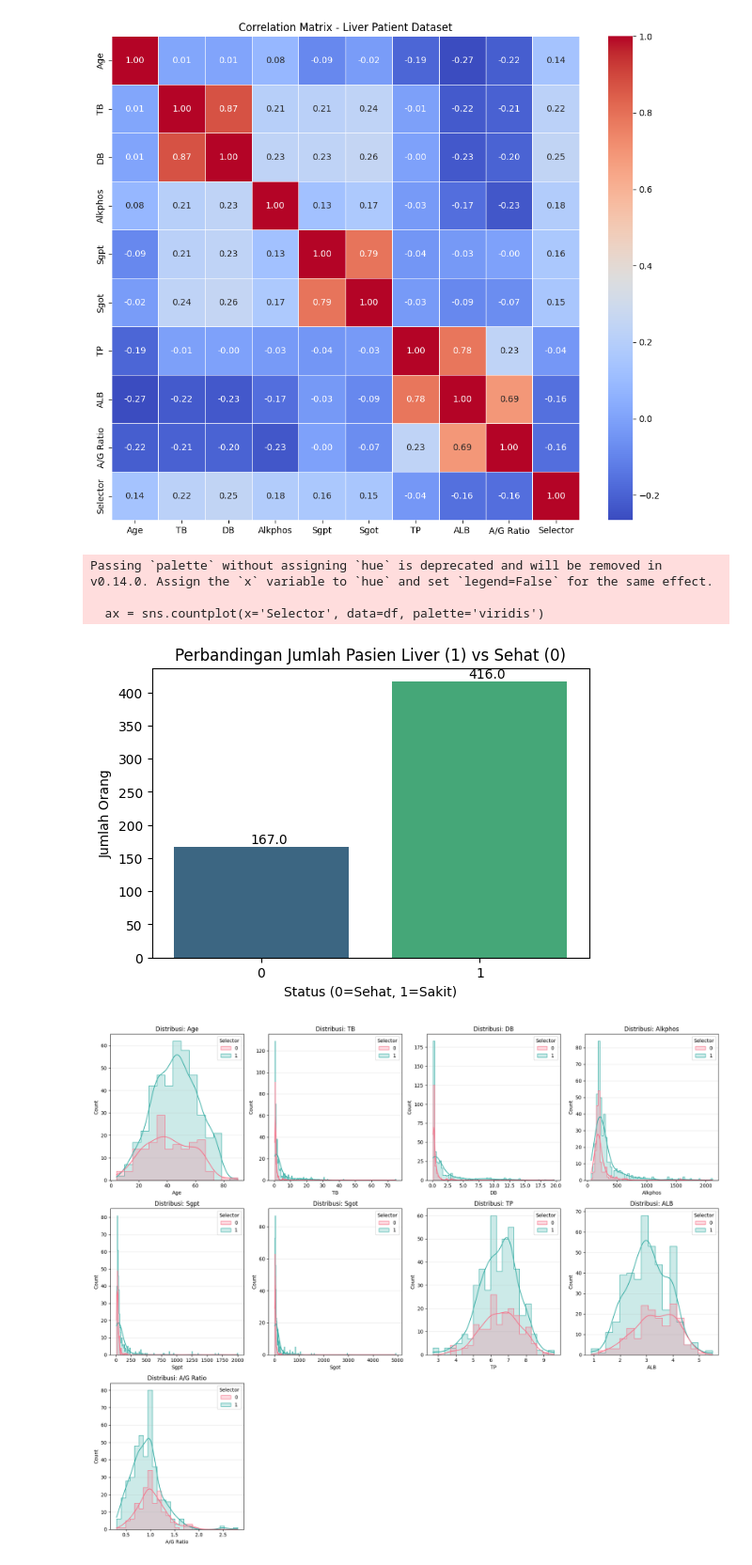
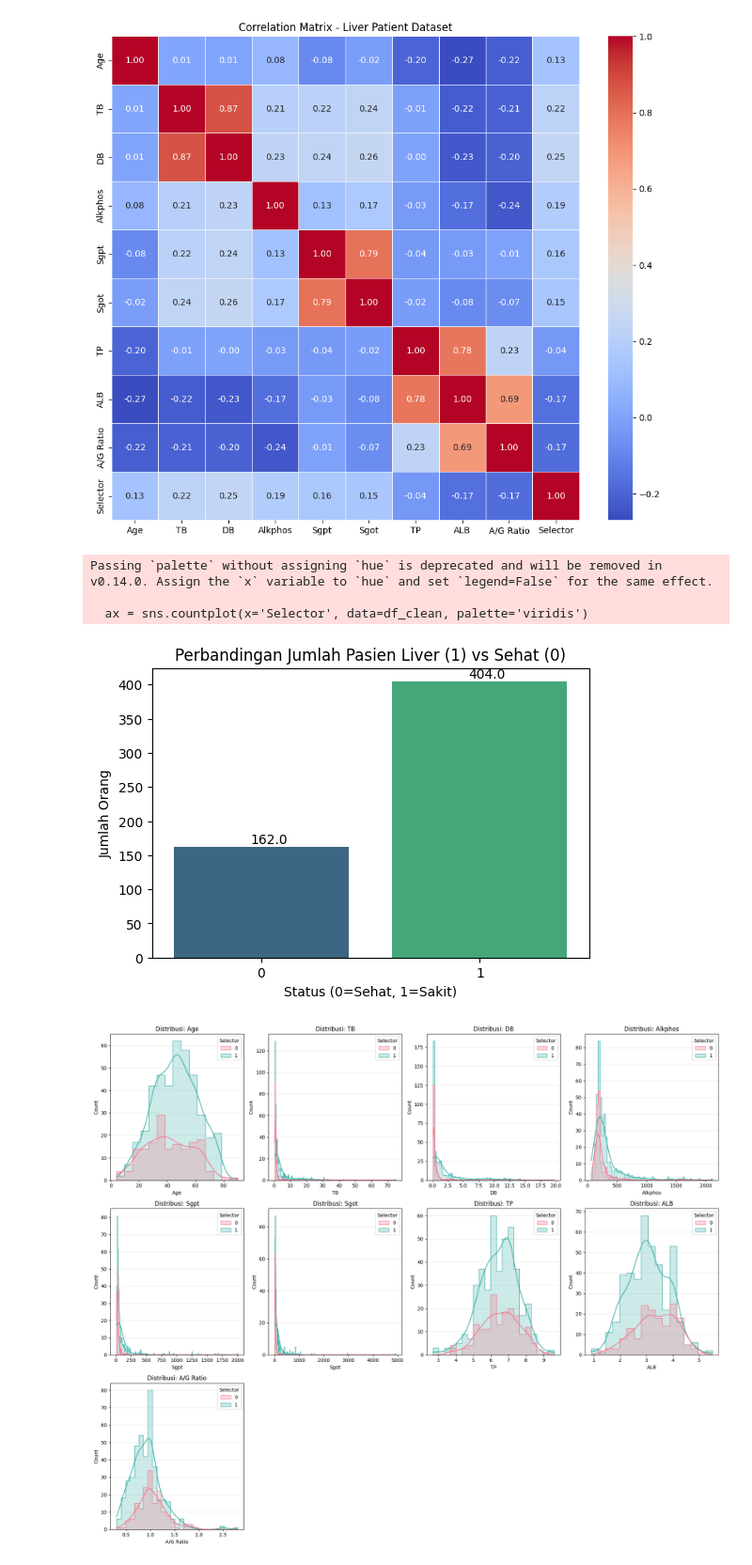
Before and after one commit to farizarvin/liver-disease-analysis, a Jupyter notebook: construct_data.ipynb, the cells around one changed output. Shown: that part at 94% size. Drawn from its saved outputs; the diff is of its cells as text; code cells hidden in the pictures.

Commit message:
add clear dataset and change model.ipynb to construct_data.ipynb

```diff
--- a/model.ipynb
+++ b/construct_data.ipynb
@@ -184,22 +184,22 @@ plt.show()
 # %%
 plt.figure(figsize=(6, 4))
 # Menggunakan 'Selector' (0=Sehat, 1=Sakit)
-ax = sns.countplot(x='Selector', data=df, palette='viridis')
+ax = sns.countplot(x='Selector', data=df_clean, palette='viridis')
 
 plt.title('Perbandingan Jumlah Pasien Liver (1) vs Sehat (0)')
 plt.xlabel('Status (0=Sehat, 1=Sakit)')
 plt.ylabel('Jumlah Orang')
 
 # Menambahkan angka di atas batang
 for p in ax.patches:
     ax.annotate(f'{p.get_height()}', (p.get_x() + 0.35, p.get_height() + 5))
 
 plt.show()
 # %% [output]
 Passing `palette` without assigning `hue` is deprecated and will be removed in v0.14.0. Assign the `x` variable to `hue` and set `legend=False` for the same effect.
 
-  ax = sns.countplot(x='Selector', data=df, palette='viridis')
+  ax = sns.countplot(x='Selector', data=df_clean, palette='viridis')
-[figure, old version]
+[figure, new version]
 # %%
 # Tentukan kolom numerik saja (buang kolom gender jika masih string)
 # Kita juga buang 'Selector' agar tidak ikut di-plot sebagai fitur
```
Also changed, not shown: parts of 3 cells of this notebook, 1 other file.
